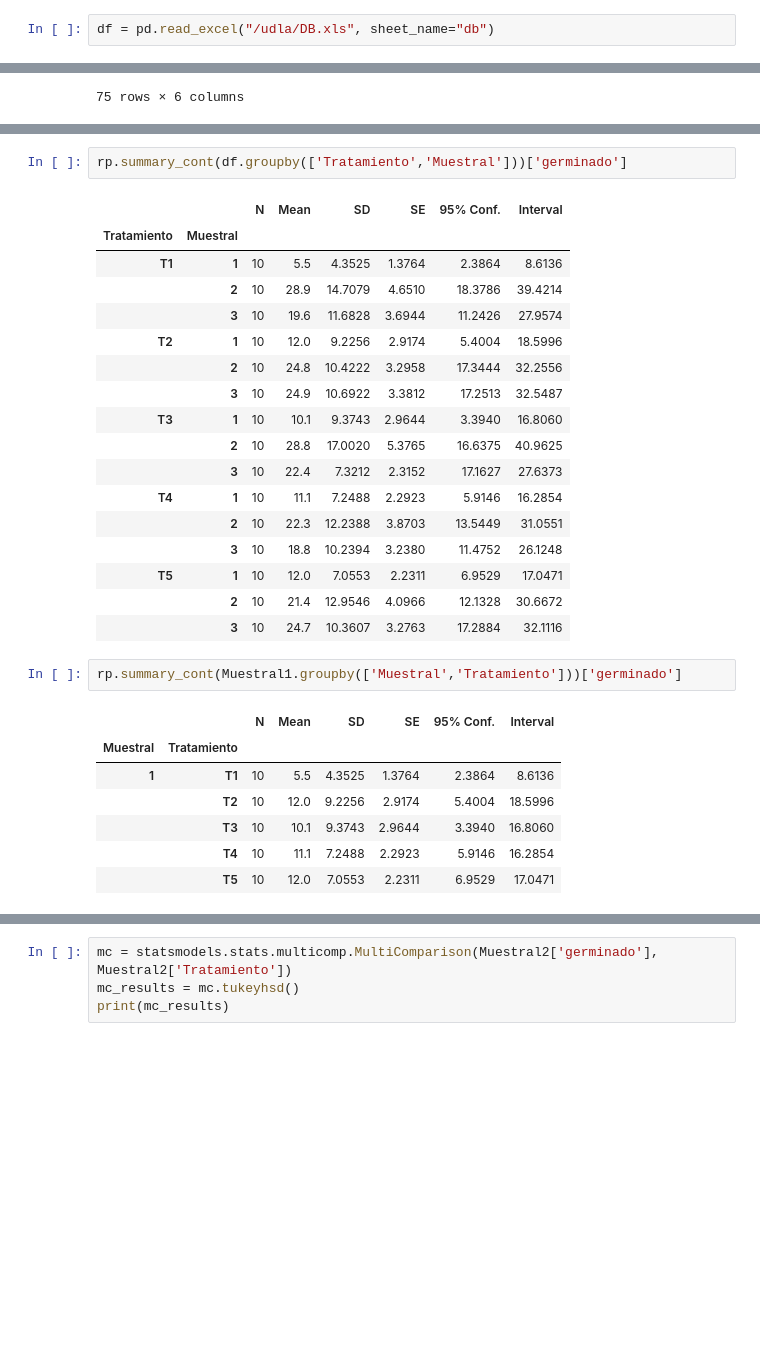
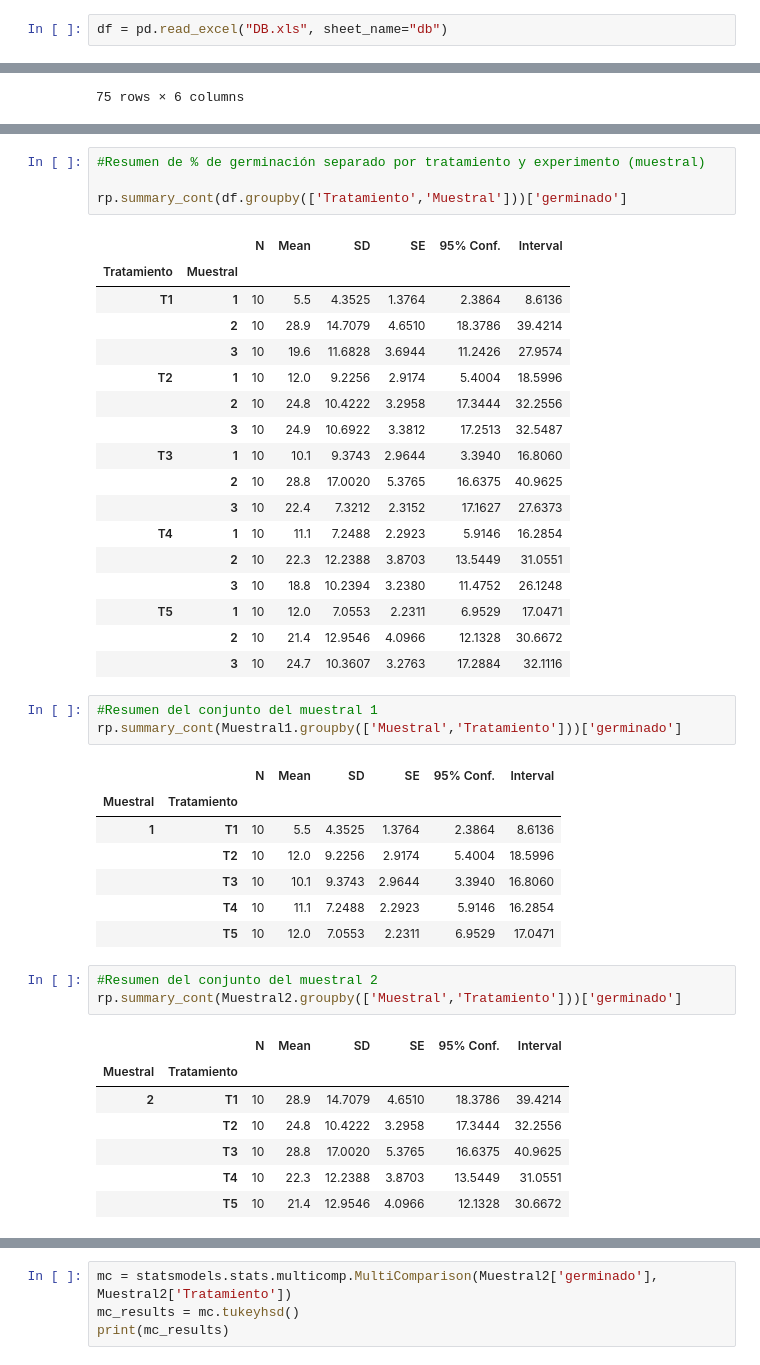
Before and after one commit to SamuelParraA/UDLA-polen-code, a Jupyter notebook: udla.ipynb, the cells around one changed output, grey strips where cells are left out. Cells and saved outputs as stored; diff of their text form; blank space fills up the shorter version.

```diff
--- a/udla.ipynb
+++ b/udla.ipynb
@@ -17,5 +19,5 @@ from sklearn.preprocessing import StandardScaler
 # %%
-df = pd.read_excel("/udla/DB.xls", sheet_name="db")
+df = pd.read_excel("DB.xls", sheet_name="db")
 # %%
 df.head()
 # %% [output]
@@ -60,4 +53,6 @@ Muestral3=df[df['Muestral']==3]
 # %%
+#Resumen de % de germinación separado por tratamiento y experimento (muestral)
+
 rp.summary_cont(df.groupby(['Tratamiento','Muestral']))['germinado']
 # %% [output]
 |  |  | N | Mean | SD | SE | 95% Conf. | Interval |
@@ -78,6 +73,7 @@ rp.summary_cont(df.groupby(['Tratamiento','Muestral']))['germinado']
 |  | 2 | 10 | 21.4 | 12.9546 | 4.0966 | 12.1328 | 30.6672 |
 |  | 3 | 10 | 24.7 | 10.3607 | 3.2763 | 17.2884 | 32.1116 |
 # %%
+#Resumen del conjunto del muestral 1
 rp.summary_cont(Muestral1.groupby(['Muestral','Tratamiento']))['germinado']
 # %% [output]
 |  |  | N | Mean | SD | SE | 95% Conf. | Interval |
@@ -87,3 +83,14 @@ rp.summary_cont(Muestral1.groupby(['Muestral','Tratamiento']))['germinado']
 |  | T3 | 10 | 10.1 | 9.3743 | 2.9644 | 3.3940 | 16.8060 |
 |  | T4 | 10 | 11.1 | 7.2488 | 2.2923 | 5.9146 | 16.2854 |
 |  | T5 | 10 | 12.0 | 7.0553 | 2.2311 | 6.9529 | 17.0471 |
+# %%
+#Resumen del conjunto del muestral 2
+rp.summary_cont(Muestral2.groupby(['Muestral','Tratamiento']))['germinado']
+# %% [output]
+|  |  | N | Mean | SD | SE | 95% Conf. | Interval |
+| Muestral | Tratamiento |  |  |  |  |  |  |
+| 2 | T1 | 10 | 28.9 | 14.7079 | 4.6510 | 18.3786 | 39.4214 |
+|  | T2 | 10 | 24.8 | 10.4222 | 3.2958 | 17.3444 | 32.2556 |
+|  | T3 | 10 | 28.8 | 17.0020 | 5.3765 | 16.6375 | 40.9625 |
+|  | T4 | 10 | 22.3 | 12.2388 | 3.8703 | 13.5449 | 31.0551 |
+|  | T5 | 10 | 21.4 | 12.9546 | 4.0966 | 12.1328 | 30.6672 |
```
Also changed, not shown: parts of 23 cells of this notebook.
